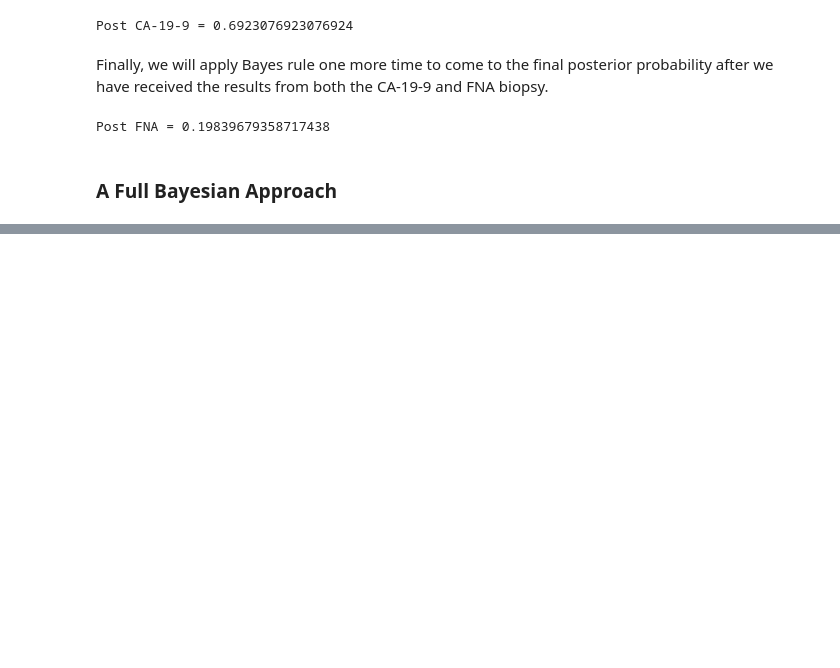
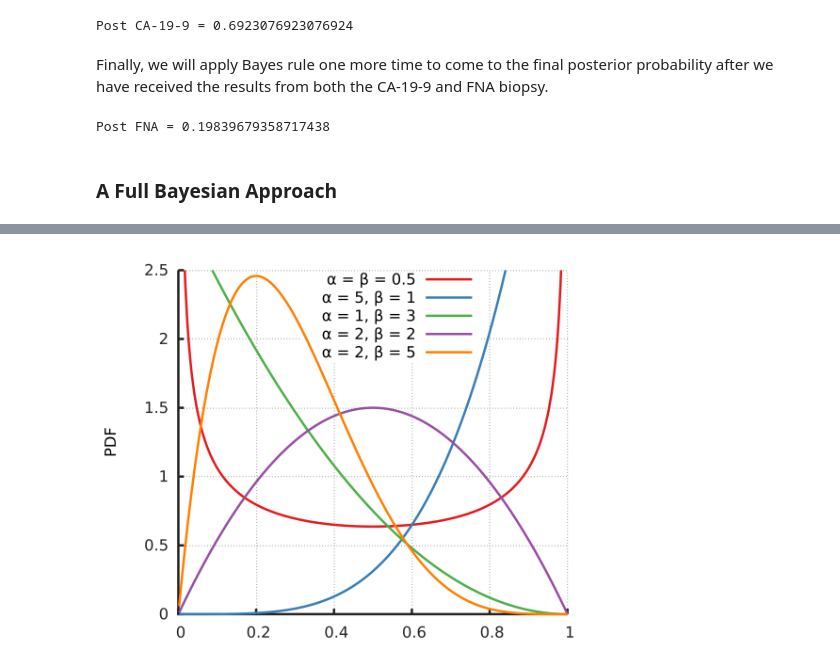
Before and after one commit to sidhomj/manesh_bayesian, a Jupyter notebook: Analysis.ipynb, the cells around one changed output, grey strips where cells are left out. Cells and saved outputs as stored; diff of their text form; code cells hidden in the pictures; blank space fills up the shorter version.

```diff
--- a/Analysis.ipynb
+++ b/Analysis.ipynb
@@ -56,0 +64,4 @@ One particular short-coming of doing an analysis above is our calculations do no
+# %%
+Image(filename='beta.png', width=500)
+# %% [output]
+[figure, added]
```
Also changed, not shown: parts of 14 cells of this notebook.
